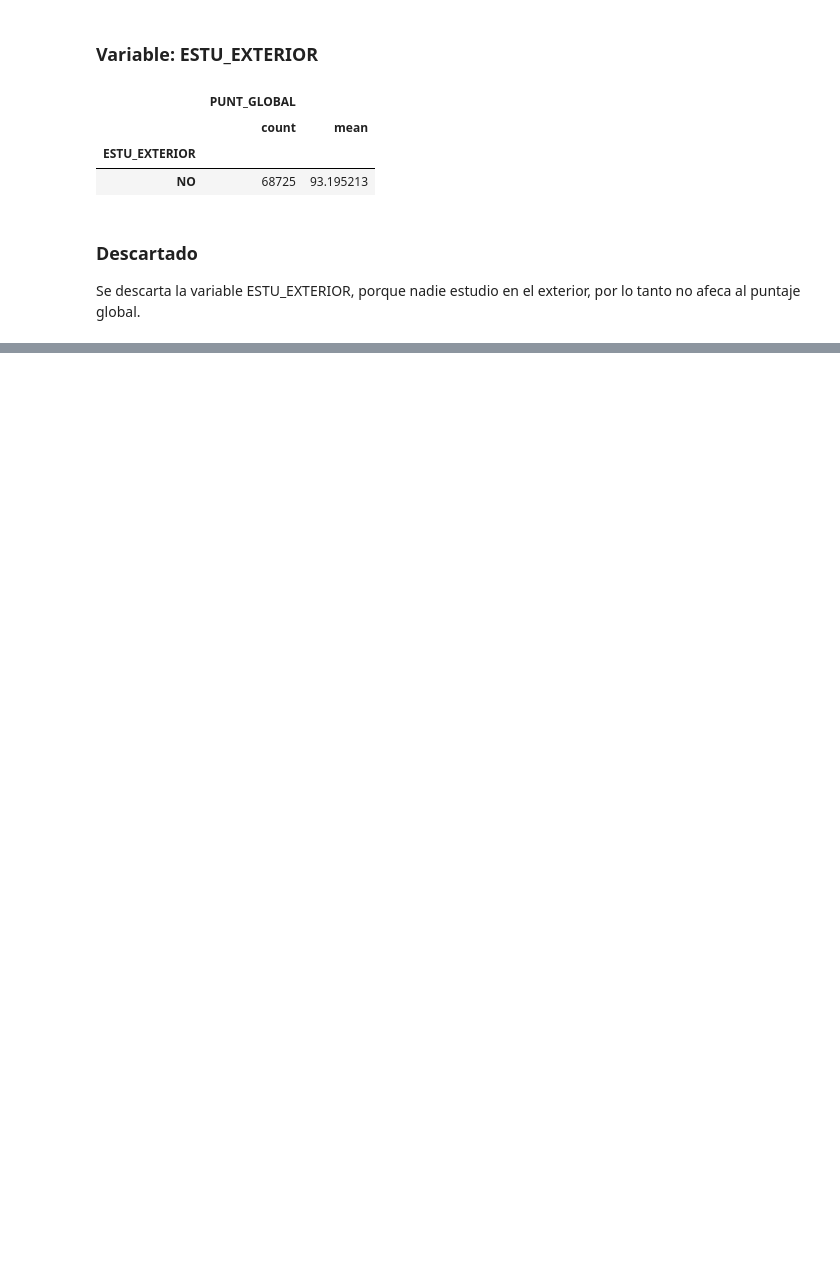
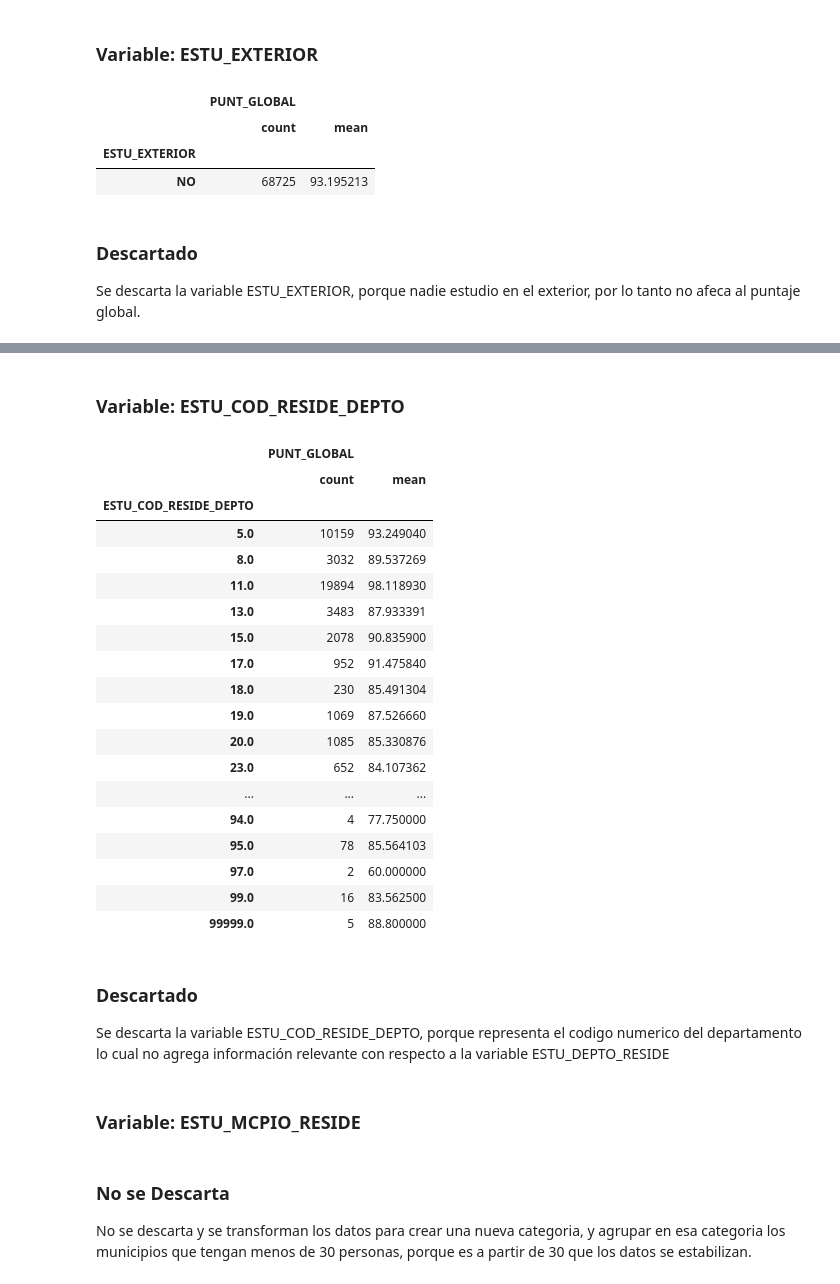
Before and after one commit to EstebanColoradoGonzalez/DataScience, a Jupyter notebook: Tarea_2/src/notebook/Punto 3 - Regresion/logistic_regression_by_hand.ipynb, the cells around one changed output, grey strips where cells are left out. Cells and saved outputs as stored; diff of their text form; code cells hidden in the pictures; blank space fills up the shorter version.

```diff
--- a/Tarea_2/src/notebook/Punto 3 - Regresion/logistic_regression_by_hand.ipynb
+++ b/Tarea_2/src/notebook/Punto 3 - Regresion/logistic_regression_by_hand.ipynb
@@ -176,0 +291,34 @@ Se descarta la variable ESTU_EXTERIOR, porque nadie estudio en el exterior, por
+# %% [markdown]
+### Variable: ESTU_COD_RESIDE_DEPTO
+# %%
+df[['ESTU_COD_RESIDE_DEPTO','PUNT_GLOBAL']].groupby("ESTU_COD_RESIDE_DEPTO").agg(["count", "mean"])
+# %% [output]
+|  | PUNT_GLOBAL |  |
+|  | count | mean |
+| ESTU_COD_RESIDE_DEPTO |  |  |
+| 5.0 | 10159 | 93.249040 |
+| 8.0 | 3032 | 89.537269 |
+| 11.0 | 19894 | 98.118930 |
+| 13.0 | 3483 | 87.933391 |
+| 15.0 | 2078 | 90.835900 |
+| 17.0 | 952 | 91.475840 |
+| 18.0 | 230 | 85.491304 |
+| 19.0 | 1069 | 87.526660 |
+| 20.0 | 1085 | 85.330876 |
+| 23.0 | 652 | 84.107362 |
+| ... | ... | ... |
+| 94.0 | 4 | 77.750000 |
+| 95.0 | 78 | 85.564103 |
+| 97.0 | 2 | 60.000000 |
+| 99.0 | 16 | 83.562500 |
+| 99999.0 | 5 | 88.800000 |
+# %% [markdown]
+### Descartado
+
+Se descarta la variable ESTU_COD_RESIDE_DEPTO, porque representa el codigo numerico del departamento lo cual no agrega información relevante con respecto a la variable ESTU_DEPTO_RESIDE
+# %% [markdown]
+### Variable: ESTU_MCPIO_RESIDE
+# %% [markdown]
+### No se Descarta
+
+No se descarta y se transforman los datos para crear una nueva categoria, y agrupar en esa categoria los municipios que tengan menos de 30 personas, porque es a partir de 30 que los datos se estabilizan.
```
Also changed, not shown: parts of 122 cells of this notebook, 1 other file.
